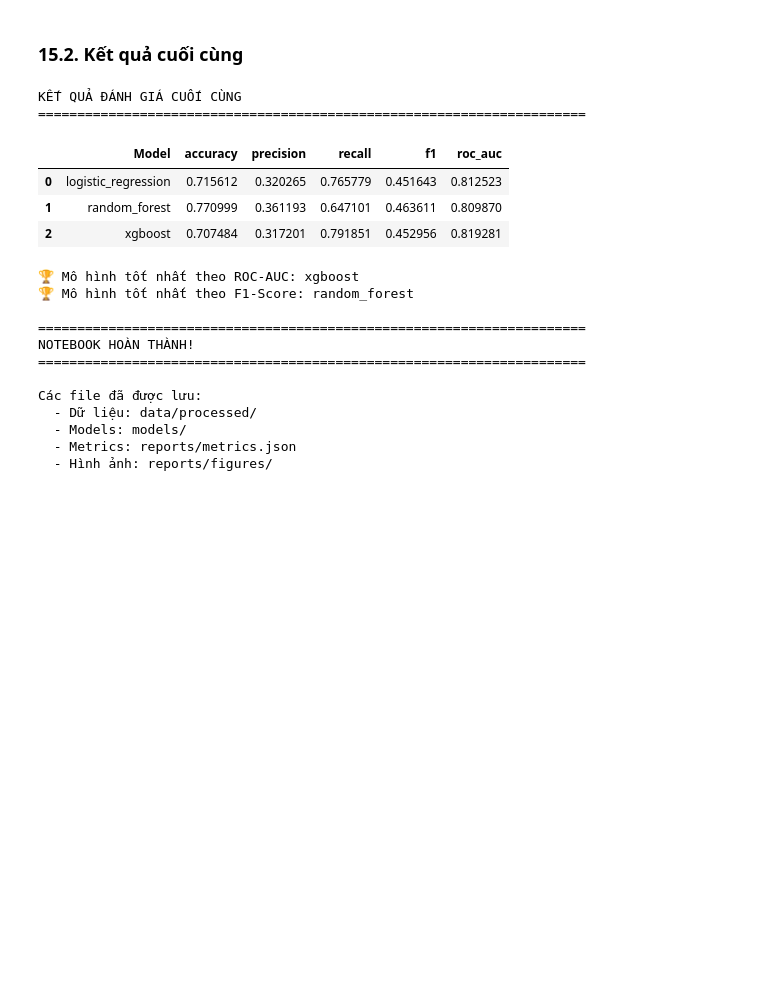
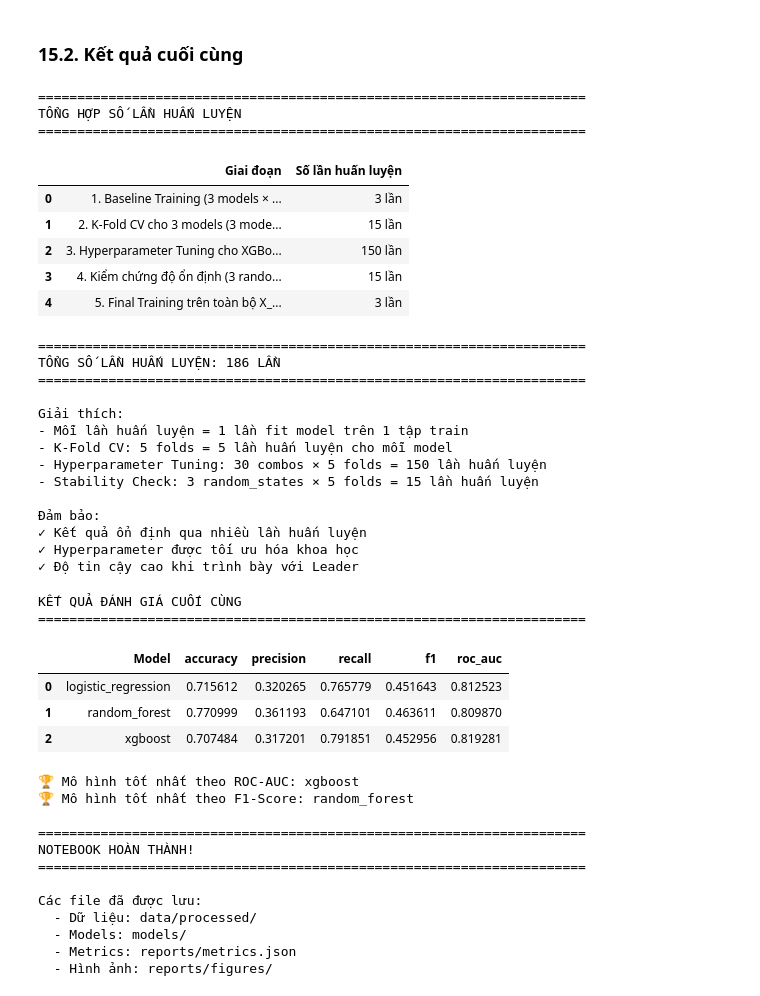
Before and after one commit to bngcVu/diabetes-classification-mining, a Jupyter notebook: notebooks/02_preprocessing_modeling.ipynb, the cells around one changed output. Saved outputs shown, nothing was run; the diff lists cells and outputs as text; code cells hidden in the pictures; blank space fills up the shorter version.

```diff
--- a/notebooks/02_preprocessing_modeling.ipynb
+++ b/notebooks/02_preprocessing_modeling.ipynb
@@ -1803,5 +1860,72 @@ TỔNG KẾT CÁC KỸ THUẬT TIỀN XỬ LÝ DỮ LIỆU
 # %% [markdown]
 ### 15.2. Kết quả cuối cùng
+# %%
+
+print("="*70)
+print("TỔNG HỢP SỐ LẦN HUẤN LUYỆN")
+print("="*70)
+
+training_summary = {
+    "Giai đoạn": [
+        "1. Baseline Training (3 models × 1 lần)",
+        "2. K-Fold CV cho 3 models (3 models × 5 folds)",
+        "3. Hyperparameter Tuning cho XGBoost (30 combos × 5 folds)",
+        "4. Kiểm chứng độ ổn định (3 random_states × 5 folds)",
+        "5. Final Training trên toàn bộ X_train (3 models × 1 lần)"
+    ],
+    "Số lần huấn luyện": [
+        "3 lần",
+        "15 lần",
+        "150 lần",
+        "15 lần",
+        "3 lần"
+    ]
+}
+
+summary_df = pd.DataFrame(training_summary)
+display(summary_df)
+
+total_trainings = 3 + 15 + 150 + 15 + 3
+print(f"\n{'='*70}")
+print(f"TỔNG SỐ LẦN HUẤN LUYỆN: {total_trainings} LẦN")
+print(f"{'='*70}")
+
+print("""
+Giải thích:
+- Mỗi lần huấn luyện = 1 lần fit model trên 1 tập train
+- K-Fold CV: 5 folds = 5 lần huấn luyện cho mỗi model
+- Hyperparameter Tuning: 30 combos × 5 folds = 150 lần huấn luyện
+- Stability Check: 3 random_states × 5 folds = 15 lần huấn luyện
+
+Đảm bảo:
+✓ Kết quả ổn định qua nhiều lần huấn luyện
+✓ Hyperparameter được tối ưu hóa khoa học
+✓ Độ tin cậy cao khi trình bày với Leader
+""")
+# %% [output]
+======================================================================
+TỔNG HỢP SỐ LẦN HUẤN LUYỆN
+======================================================================
+|  | Giai đoạn | Số lần huấn luyện |
+| 0 | 1. Baseline Training (3 models × ... | 3 lần |
+| 1 | 2. K-Fold CV cho 3 models (3 mode... | 15 lần |
+| 2 | 3. Hyperparameter Tuning cho XGBo... | 150 lần |
+| 3 | 4. Kiểm chứng độ ổn định (3 rando... | 15 lần |
+| 4 | 5. Final Training trên toàn bộ X_... | 3 lần |
+======================================================================
+TỔNG SỐ LẦN HUẤN LUYỆN: 186 LẦN
+======================================================================
+
+Giải thích:
+- Mỗi lần huấn luyện = 1 lần fit model trên 1 tập train
+- K-Fold CV: 5 folds = 5 lần huấn luyện cho mỗi model
+- Hyperparameter Tuning: 30 combos × 5 folds = 150 lần huấn luyện
+- Stability Check: 3 random_states × 5 folds = 15 lần huấn luyện
+
+Đảm bảo:
+✓ Kết quả ổn định qua nhiều lần huấn luyện
+✓ Hyperparameter được tối ưu hóa khoa học
+✓ Độ tin cậy cao khi trình bày với Leader
 # %%
 print("KẾT QUẢ ĐÁNH GIÁ CUỐI CÙNG")
 print("="*70)
```
Also changed, not shown: parts of 32 cells of this notebook, 3 other files.
